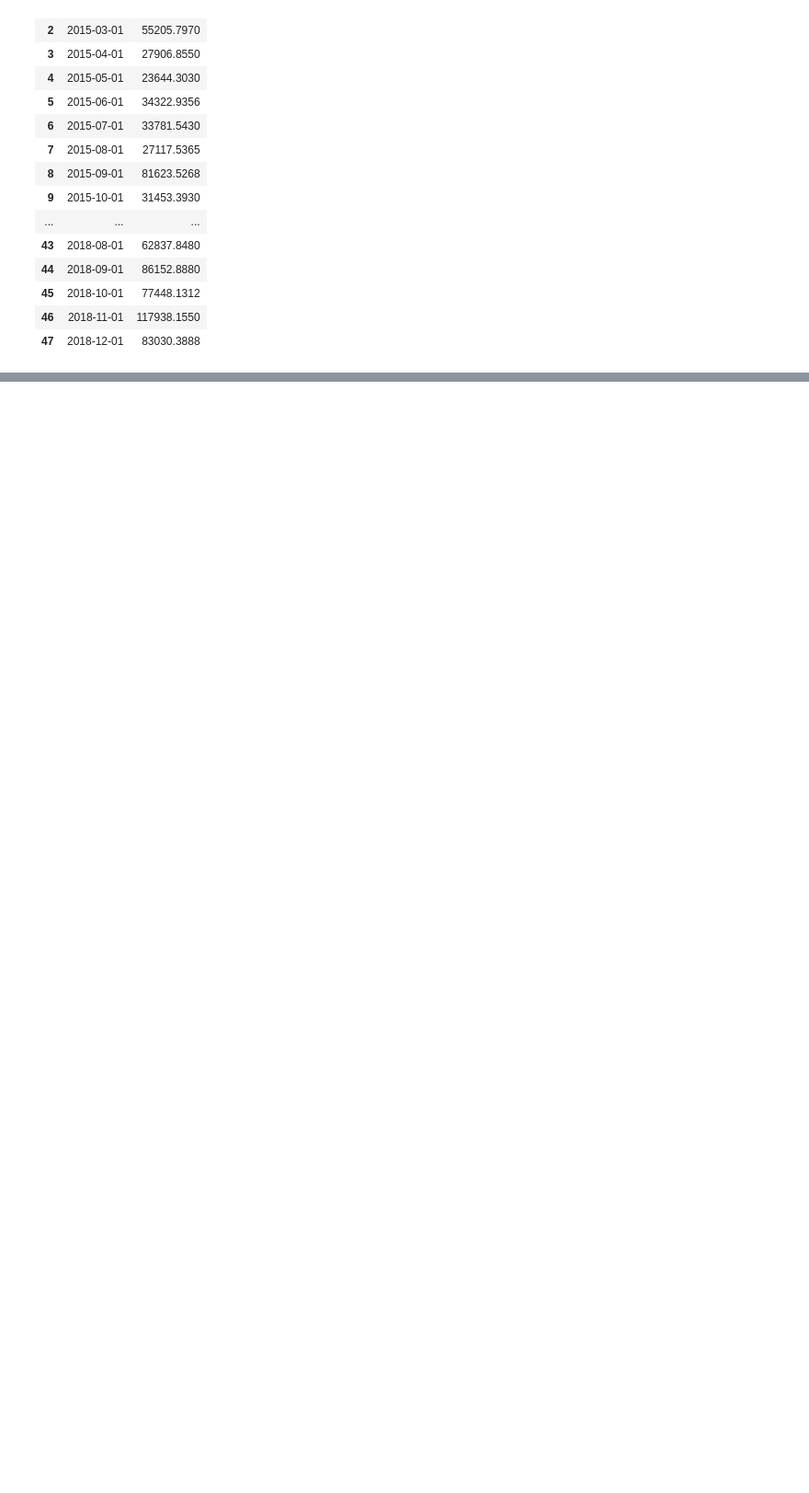
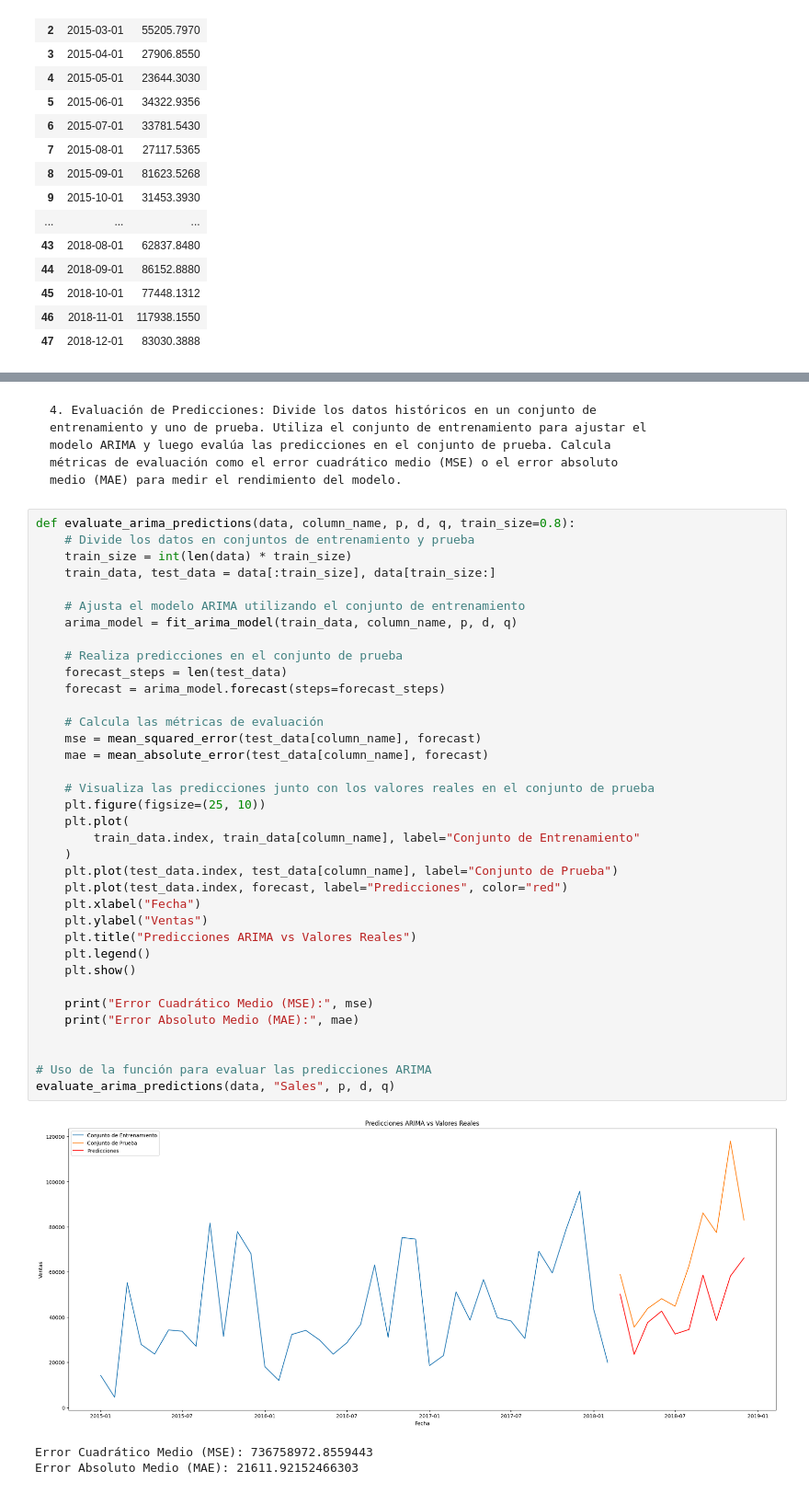
Before and after one commit to hlcxpl/DpyML-6, a Jupyter notebook: DpyML-6.ipynb, the cells around one changed output, grey strips where cells are left out. Shown: that part at 92% size. Drawn from its saved outputs; the diff is of its cells as text; blank space fills up the shorter version.

````diff
--- a/DpyML-6.ipynb
+++ b/DpyML-6.ipynb
@@ -122,0 +168,48 @@ MSE AutoARIMA: 665814047.8267652
+# %% [markdown]
+```
+4. Evaluación de Predicciones: Divide los datos históricos en un conjunto de
+entrenamiento y uno de prueba. Utiliza el conjunto de entrenamiento para ajustar el
+modelo ARIMA y luego evalúa las predicciones en el conjunto de prueba. Calcula
+métricas de evaluación como el error cuadrático medio (MSE) o el error absoluto
+medio (MAE) para medir el rendimiento del modelo.
+```
+# %%
+def evaluate_arima_predictions(data, column_name, p, d, q, train_size=0.8):
+    # Divide los datos en conjuntos de entrenamiento y prueba
+    train_size = int(len(data) * train_size)
+    train_data, test_data = data[:train_size], data[train_size:]
+
+    # Ajusta el modelo ARIMA utilizando el conjunto de entrenamiento
+    arima_model = fit_arima_model(train_data, column_name, p, d, q)
+
+    # Realiza predicciones en el conjunto de prueba
+    forecast_steps = len(test_data)
+    forecast = arima_model.forecast(steps=forecast_steps)
+
+    # Calcula las métricas de evaluación
+    mse = mean_squared_error(test_data[column_name], forecast)
+    mae = mean_absolute_error(test_data[column_name], forecast)
+
+    # Visualiza las predicciones junto con los valores reales en el conjunto de prueba
+    plt.figure(figsize=(25, 10))
+    plt.plot(
+        train_data.index, train_data[column_name], label="Conjunto de Entrenamiento"
+    )
+    plt.plot(test_data.index, test_data[column_name], label="Conjunto de Prueba")
+    plt.plot(test_data.index, forecast, label="Predicciones", color="red")
+    plt.xlabel("Fecha")
+    plt.ylabel("Ventas")
+    plt.title("Predicciones ARIMA vs Valores Reales")
+    plt.legend()
+    plt.show()
+
+    print("Error Cuadrático Medio (MSE):", mse)
+    print("Error Absoluto Medio (MAE):", mae)
+
+
+# Uso de la función para evaluar las predicciones ARIMA
+evaluate_arima_predictions(data, "Sales", p, d, q)
+# %% [output]
+[figure, added]
+Error Cuadrático Medio (MSE): 736758972.8559443
+Error Absoluto Medio (MAE): 21611.92152466303
````
Also changed, not shown: parts of 12 cells of this notebook.
